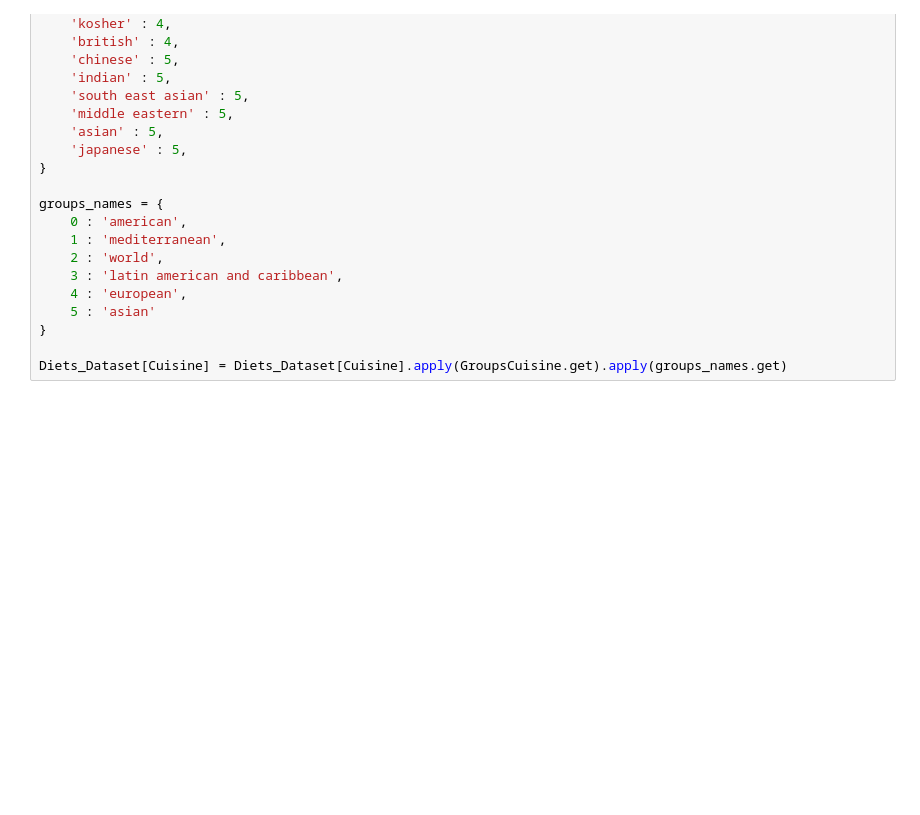
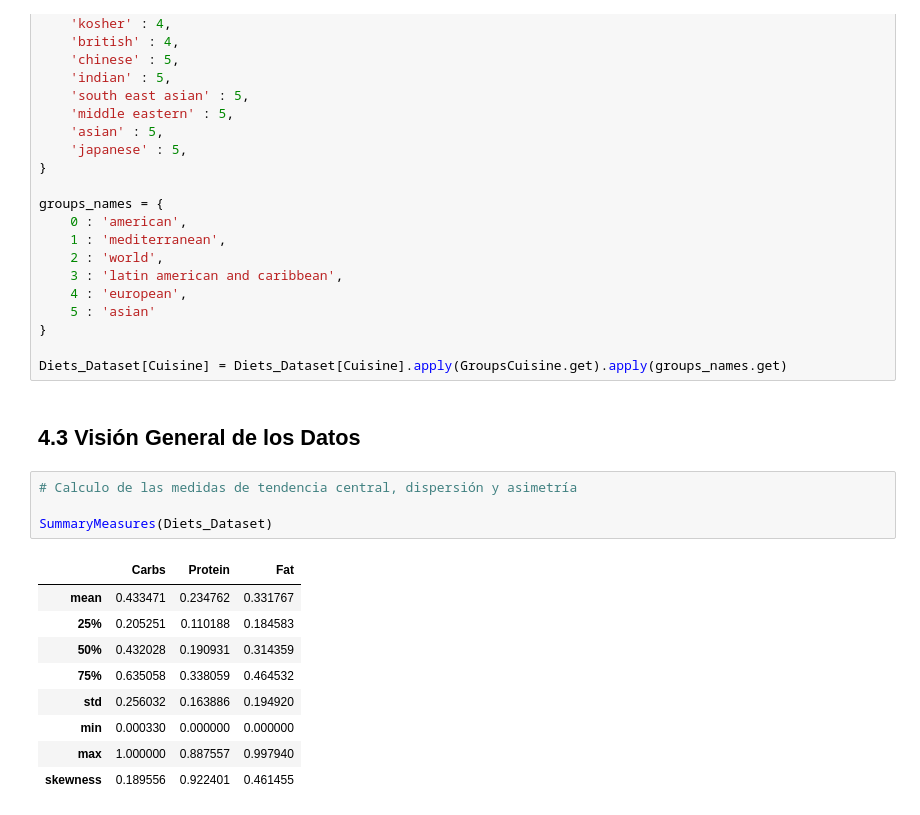
Before and after one commit to alexisuaguilaru/Analysis_Nutritional_Information, a Jupyter notebook: Documentation/AlexisAguilar_ReporteFinal.ipynb, the cells around one changed output. Cells and saved outputs as stored; diff of their text form; blank space fills up the shorter version.

```diff
--- a/Documentation/AlexisAguilar_ReporteFinal.ipynb
+++ b/Documentation/AlexisAguilar_ReporteFinal.ipynb
@@ -144,3 +148,19 @@ groups_names = {
 }
 
 Diets_Dataset[Cuisine] = Diets_Dataset[Cuisine].apply(GroupsCuisine.get).apply(groups_names.get)
+# %% [markdown]
+## 4.3 Visión General de los Datos
+# %%
+# Calculo de las medidas de tendencia central, dispersión y asimetría
+
+SummaryMeasures(Diets_Dataset)
+# %% [output]
+|  | Carbs | Protein | Fat |
+| mean | 0.433471 | 0.234762 | 0.331767 |
+| 25% | 0.205251 | 0.110188 | 0.184583 |
+| 50% | 0.432028 | 0.190931 | 0.314359 |
+| 75% | 0.635058 | 0.338059 | 0.464532 |
+| std | 0.256032 | 0.163886 | 0.194920 |
+| min | 0.000330 | 0.000000 | 0.000000 |
+| max | 1.000000 | 0.887557 | 0.997940 |
+| skewness | 0.189556 | 0.922401 | 0.461455 |
```
Also changed, not shown: parts of 8 cells of this notebook, 4 other files.
